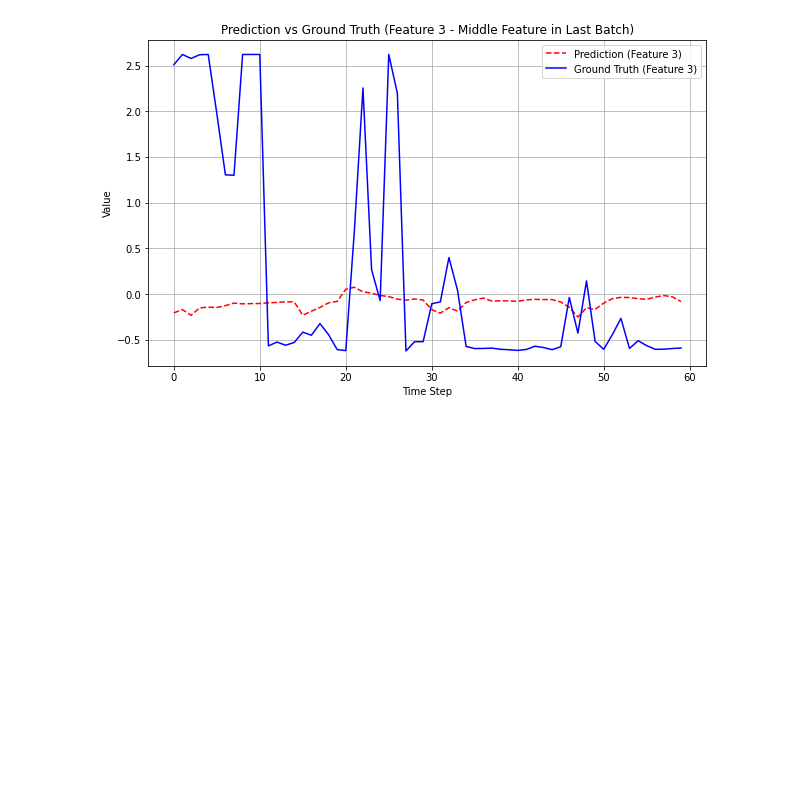
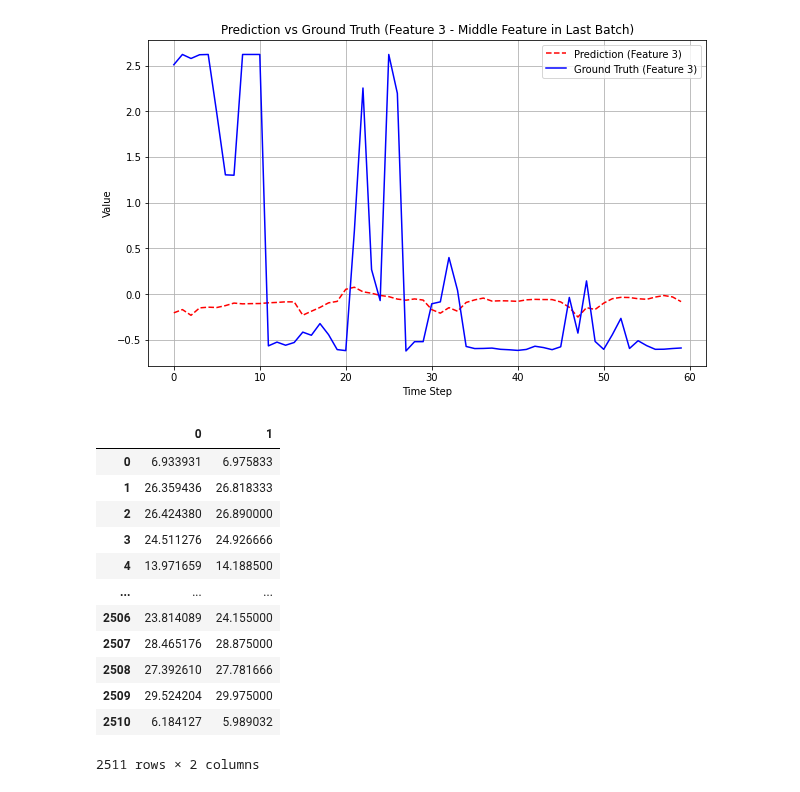
Before and after one commit to endtheme123/Autoformer-AIE, a Jupyter notebook: predict.ipynb, the cells around one changed output. Cells and saved outputs as stored; diff of their text form; code cells hidden in the pictures; blank space fills up the shorter version.

```diff
--- a/predict.ipynb
+++ b/predict.ipynb
@@ -356,3 +341,21 @@ Ground Truth shape: torch.Size([458, 12, 60])
 [figure]
 [figure]
 [figure]
+# %%
+import pandas as pd
+to_be_ploted = pd.read_csv('/home/endtheme/Downloads/cos40007/Design Project/MambaBitrate-RX3-1.csv', header=None)
+to_be_ploted
+# %% [output]
+|  | 0 | 1 |
+| 0 | 6.933931 | 6.975833 |
+| 1 | 26.359436 | 26.818333 |
+| 2 | 26.424380 | 26.890000 |
+| 3 | 24.511276 | 24.926666 |
+| 4 | 13.971659 | 14.188500 |
+| ... | ... | ... |
+| 2506 | 23.814089 | 24.155000 |
+| 2507 | 28.465176 | 28.875000 |
+| 2508 | 27.392610 | 27.781666 |
+| 2509 | 29.524204 | 29.975000 |
+| 2510 | 6.184127 | 5.989032 |
+2511 rows × 2 columns
```
Also changed, not shown: parts of 7 cells of this notebook, 11 other files.
